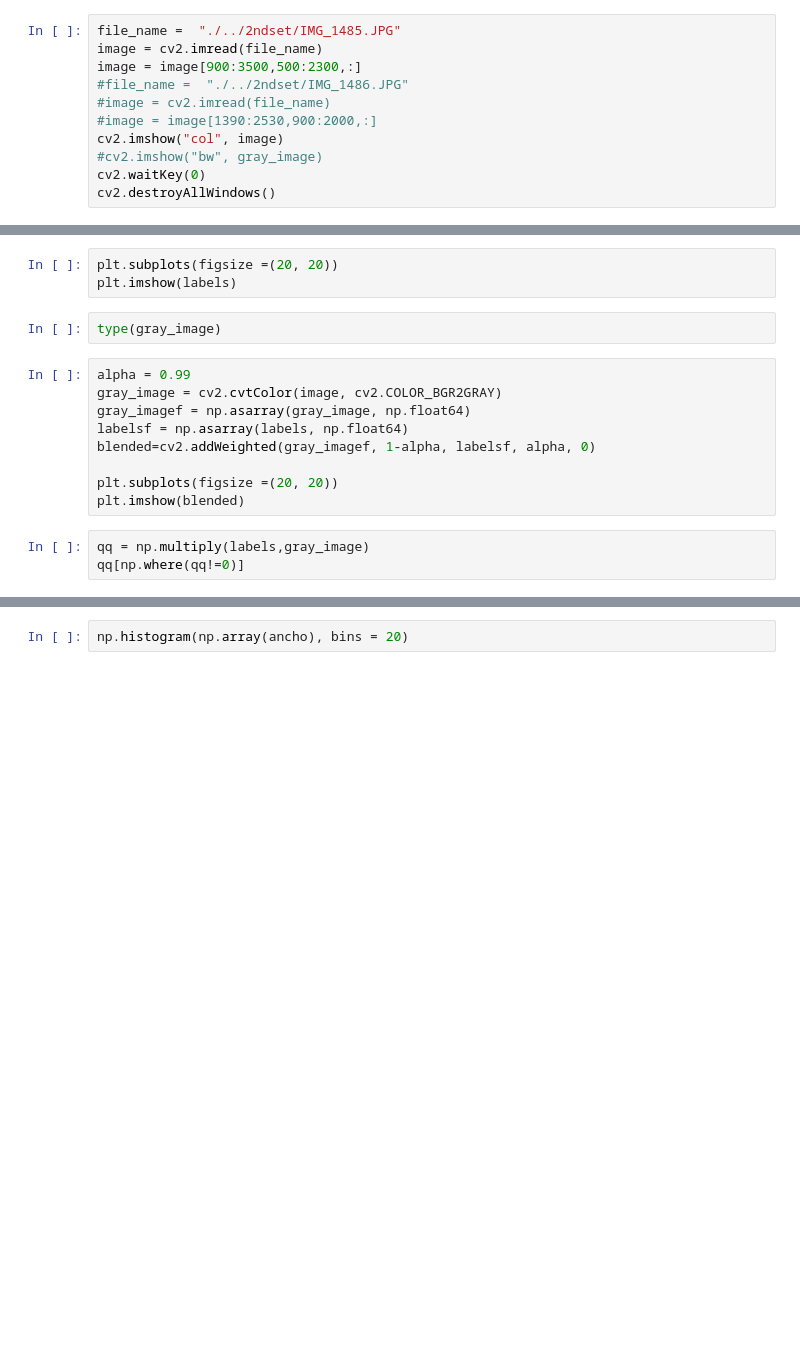
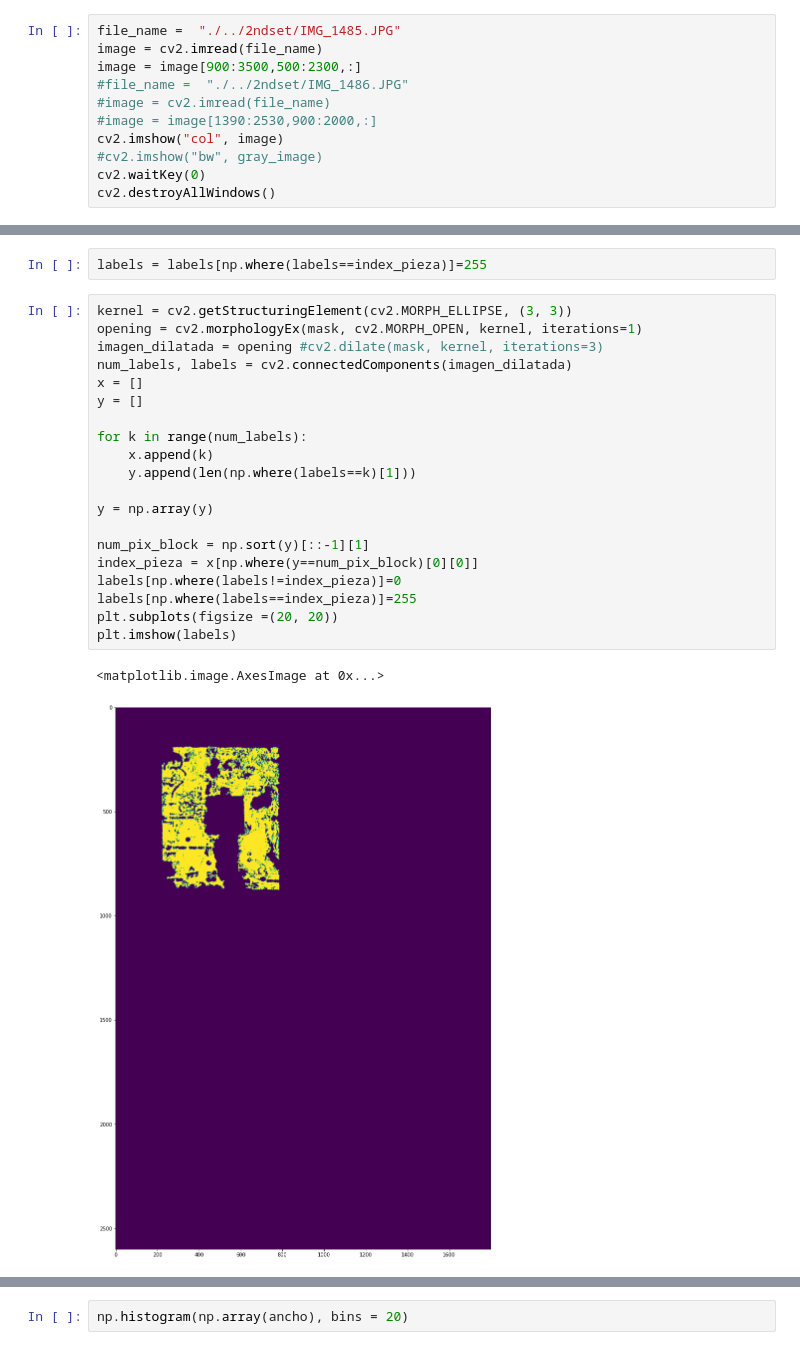
Before and after one commit to agustinabdala/camruler, a Jupyter notebook: alum_piece_measurement.ipynb, the cells around one changed output, grey strips where cells are left out. Saved outputs shown, nothing was run; the diff lists cells and outputs as text; blank space fills up the shorter version.

Commit message:
connected pieces

```diff
--- a/alum_piece_measurement.ipynb
+++ b/alum_piece_measurement.ipynb
@@ -152,17 +145,25 @@ labels[np.where(labels!=0)]
-# %%
-plt.subplots(figsize =(20, 20))
-plt.imshow(labels)
-# %%
-type(gray_image)
-# %%
-alpha = 0.99
-gray_image = cv2.cvtColor(image, cv2.COLOR_BGR2GRAY)
-gray_imagef = np.asarray(gray_image, np.float64)
-labelsf = np.asarray(labels, np.float64)
-blended=cv2.addWeighted(gray_imagef, 1-alpha, labelsf, alpha, 0)
-
-plt.subplots(figsize =(20, 20))
-plt.imshow(blended)
-# %%
-qq = np.multiply(labels,gray_image)
-qq[np.where(qq!=0)]
+# %%
+labels = labels[np.where(labels==index_pieza)]=255
+# %%
+kernel = cv2.getStructuringElement(cv2.MORPH_ELLIPSE, (3, 3))
+opening = cv2.morphologyEx(mask, cv2.MORPH_OPEN, kernel, iterations=1)
+imagen_dilatada = opening #cv2.dilate(mask, kernel, iterations=3)
+num_labels, labels = cv2.connectedComponents(imagen_dilatada)
+x = []
+y = []
+
+for k in range(num_labels):
+    x.append(k)
+    y.append(len(np.where(labels==k)[1]))
+
+y = np.array(y)
+
+num_pix_block = np.sort(y)[::-1][1]
+index_pieza = x[np.where(y==num_pix_block)[0][0]]
+labels[np.where(labels!=index_pieza)]=0
+labels[np.where(labels==index_pieza)]=255
+plt.subplots(figsize =(20, 20))
+plt.imshow(labels)
+# %% [output]
+<matplotlib.image.AxesImage at 0x...>
+[figure, added]
```
Also changed, not shown: parts of 16 cells of this notebook.
